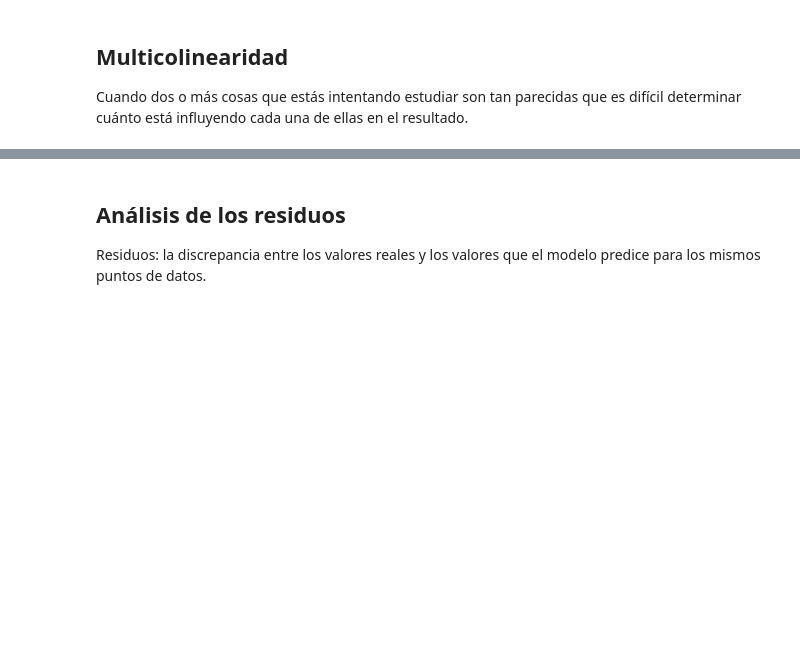
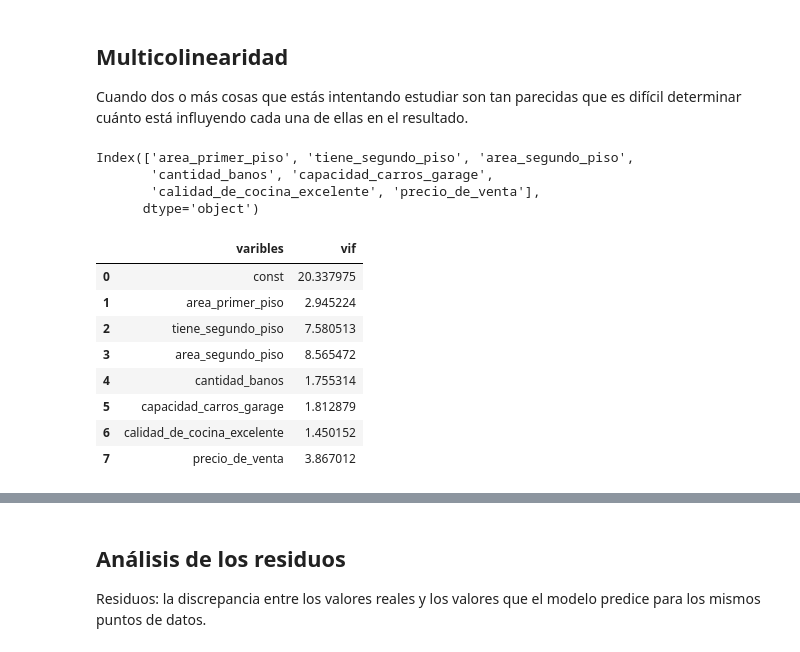
Before and after one commit to HJuliamPR/ColabPython, a Jupyter notebook: precios_de_inmuebles_regresion_lineal.ipynb, the cells around one changed output, grey strips where cells are left out. Cells and saved outputs as stored; diff of their text form; code cells hidden in the pictures; blank space fills up the shorter version.

```diff
--- a/precios_de_inmuebles_regresion_lineal.ipynb
+++ b/precios_de_inmuebles_regresion_lineal.ipynb
@@ -510,0 +537,39 @@ Cuando dos o más cosas que estás intentando estudiar son tan parecidas que es
+# %%
+df.columns
+# %% [output]
+Index(['area_primer_piso', 'tiene_segundo_piso', 'area_segundo_piso',
+       'cantidad_banos', 'capacidad_carros_garage',
+       'calidad_de_cocina_excelente', 'precio_de_venta'],
+      dtype='object')
+# %%
+Explicativa_1 = ['const', 'area_primer_piso', 'tiene_segundo_piso', 'area_segundo_piso',
+                  'cantidad_banos', 'capacidad_carros_garage',
+                  'calidad_de_cocina_excelente', 'precio_de_venta']
+
+Explicativa_2 = ['const', 'area_primer_piso', 'tiene_segundo_piso',
+                  'cantidad_banos', 'capacidad_carros_garage',
+                  'calidad_de_cocina_excelente']
+
+Explicativa_3 = ['const', 'area_primer_piso', 'tiene_segundo_piso',
+                  'cantidad_banos', 'calidad_de_cocina_excelente']
+# %%
+# VIF 1
+vif_1 = pd.DataFrame()
+vif_1['varibles'] = Explicativa_1
+vif_1['vif'] = [vif(X_train[Explicativa_1], i) for i in range( len(Explicativa_1) ) ]
+# %%
+'''
+Cuando el valor es mayor a 5 existe multicolinealidad, cunado es menor no existe, multiconlinealidad
+'''
+
+vif_1
+# %% [output]
+|  | varibles | vif |
+| 0 | const | 20.337975 |
+| 1 | area_primer_piso | 2.945224 |
+| 2 | tiene_segundo_piso | 7.580513 |
+| 3 | area_segundo_piso | 8.565472 |
+| 4 | cantidad_banos | 1.755314 |
+| 5 | capacidad_carros_garage | 1.812879 |
+| 6 | calidad_de_cocina_excelente | 1.450152 |
+| 7 | precio_de_venta | 3.867012 |
```
Also changed, not shown: parts of 17 cells of this notebook.
